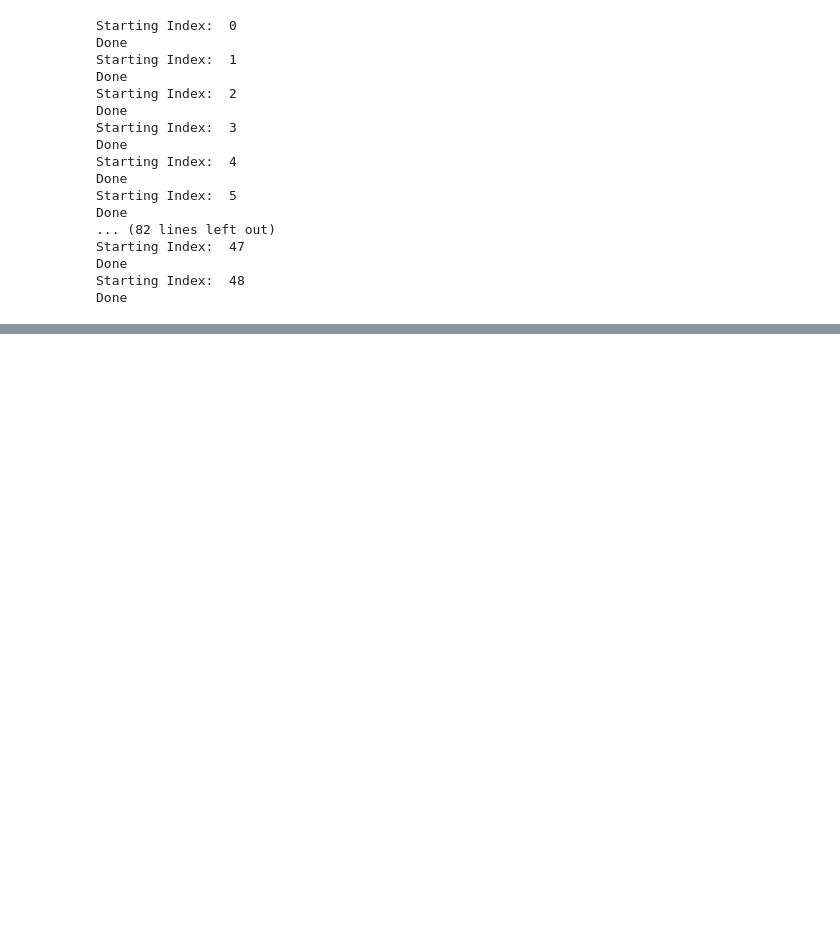
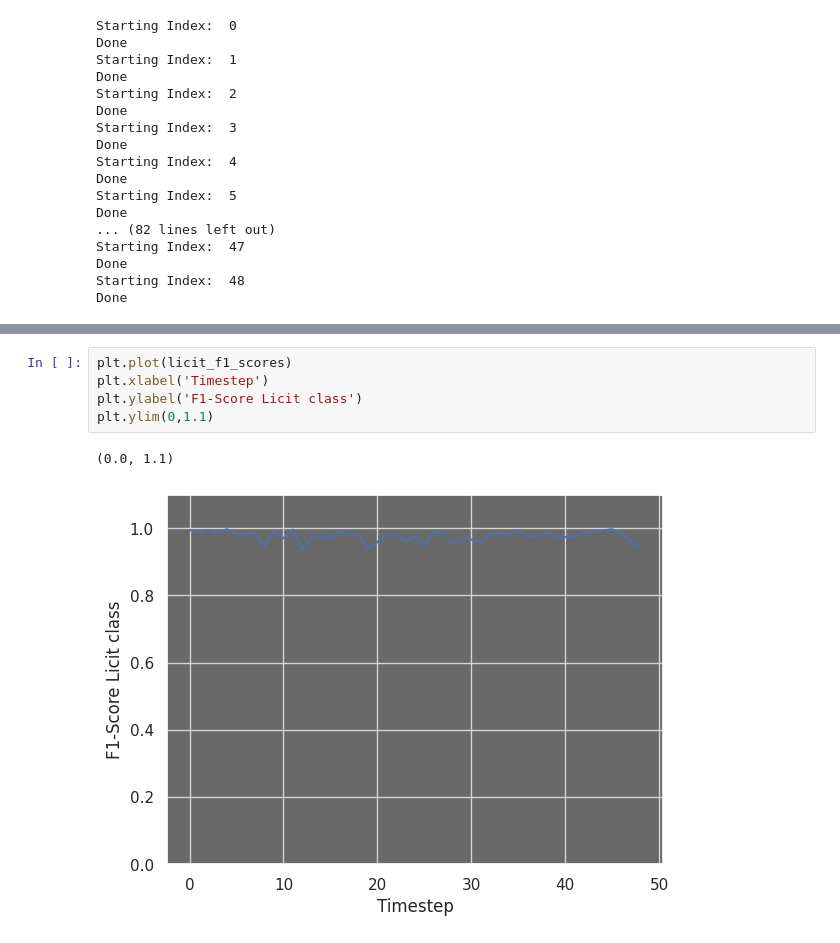
Before and after one commit to CachoobiDoobi/Anti-Money-Laundering-GNNs, a Jupyter notebook: Elliptic/per_timestep_training.ipynb, the cells around one changed output, grey strips where cells are left out. Cells and saved outputs as stored; diff of their text form; blank space fills up the shorter version.

```diff
--- a/Elliptic/per_timestep_training.ipynb
+++ b/Elliptic/per_timestep_training.ipynb
@@ -122,0 +144,8 @@ print(b)
+# %%
+plt.plot(licit_f1_scores)
+plt.xlabel('Timestep')
+plt.ylabel('F1-Score Licit class')
+plt.ylim(0,1.1)
+# %% [output]
+(0.0, 1.1)
+[figure, added]
```
Also changed, not shown: parts of 8 cells of this notebook.
